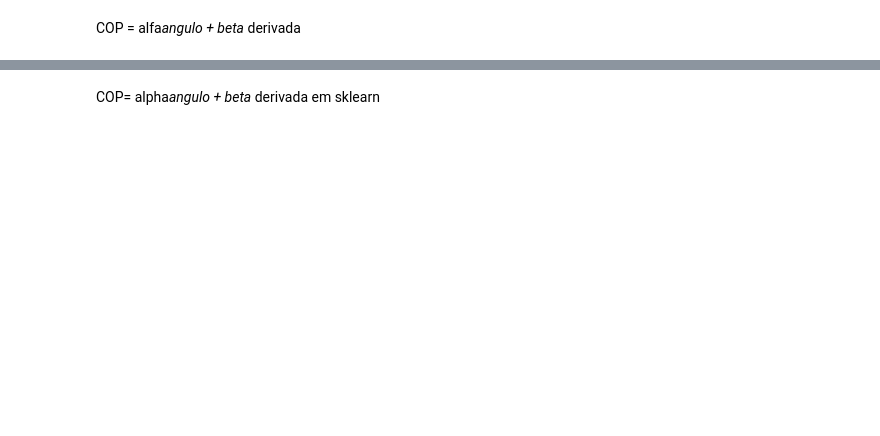
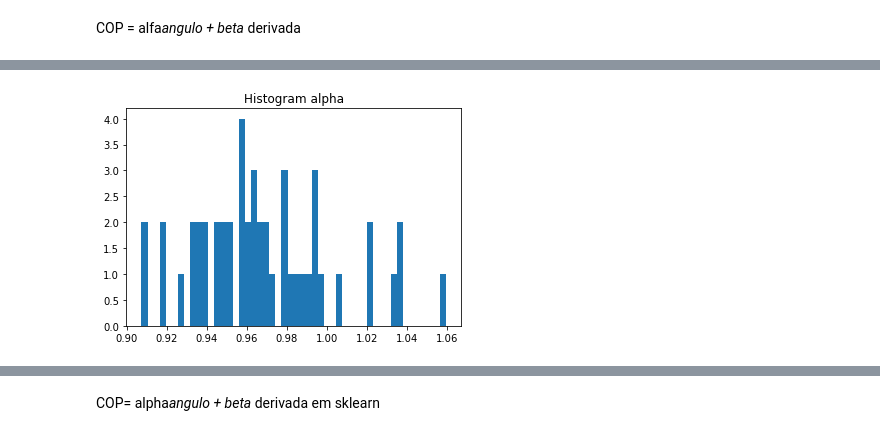
Before and after one commit to FernandaVanzini/COPandCOGestimar, a Jupyter notebook: New Equation.ipynb, the cells around one changed output, grey strips where cells are left out. Cells and saved outputs as stored; diff of their text form; code cells hidden in the pictures; blank space fills up the shorter version.

Commit message:
Histogram of New equation

```diff
--- a/New Equation.ipynb
+++ b/New Equation.ipynb
@@ -489,0 +180,90 @@ Notes:
+# %%
+from sklearn.linear_model import LinearRegression
+fs = 100 # Hz
+COPX = np.zeros((49, 60*fs-30))
+COPZ = np.zeros((49, 60*fs-30))
+
+COPXreal = np.zeros((49, 60*fs-30))
+COPZreal = np.zeros((49, 60*fs-30))
+
+d1x = np.zeros((49, 60*fs-30))
+d2x = np.zeros((49, 60*fs-30))
+
+d1z = np.zeros((49, 60*fs-30))
+d2z = np.zeros((49, 60*fs-30))
+
+matrizangx = np.zeros((49, 60*fs-30))
+matrizangz = np.zeros((49, 60*fs-30))
+
+alpha = []
+beta=[]
+
+for s in range (1,50):
+    a = PDSinfo[PDSinfo['Subject']==s].index.tolist()[2]
+
+    fname_grf = os.path.join(path2, PDSinfo.Trial[a] + 'grf' + '.txt')
+    fname_mkr = os.path.join(path2, PDSinfo.Trial[a] + 'mkr' + '.txt')
+    grf = pd.read_csv(fname_grf, delimiter='\t', header=0, engine='c')
+    mkr = pd.read_csv(fname_mkr, delimiter='\t', header=0, engine='c')
+    COGX=mkr['COG_X']
+    COGY=mkr['COG_Y']
+    COGZ=mkr['COG_Z']
+    mass=PDSinfo['Mass']
+    d = np.sqrt(COGX**2+COGY**2+COGZ**2)
+    angulox = np.arcsin(COGX/d)
+    anguloz= np.arcsin(COGZ/d)
+    sinx=np.sin(angulox)
+    sinz=np.sin(anguloz)
+    cosx=np.cos(angulox)
+    cosz=np.cos(anguloz)
+    tanx=np.tan(angulox)
+    tanz=np.tan(anguloz)
+    matrizangx[s-1,:] = angulox.values[30:]
+    matrizangz[s-1,:] = anguloz.values[30:]
+
+
+    Jb=(4/3)*(mass.values[s])*((d[30:])**2)
+    t=grf['Time']
+    dt=t[1]-t[0]
+
+    d1x[s-1,:]=np.gradient(matrizangx[s-1,:],dt)
+    d1z[s-1,:]=np.gradient(matrizangz[s-1,:],dt)
+
+    d2x[s-1,:]=np.gradient(d1x[s-1,:],dt)
+    d2z[s-1,:]=np.gradient(d1z[s-1,:],dt)
+
+    COPX[s-1,:] = d.values[30:]*sinx.values[30:] + Jb/(mass.values[s]*9.8)*(sinx.values[30:]*d1x[s-1,:]**2-cosx.values[30:]*d2x[s-1,:])
+    COPZ[s-1,:] = d.values[30:]*sinz.values[30:] + Jb/(mass.values[s]*9.8)*(sinz.values[30:]*d1z[s-1,:]**2-cosz.values[30:]*d2z[s-1,:])
+
+
+    COPXreal[s-1,:]=grf['COPNET_X'].values[30:]
+    COPZreal[s-1,:]=grf['COPNET_Z'].values[30:]
+
+    x= np.vstack((COPX[[s-1],:],d2x[[s-1],:]))
+    y= COPXreal[s-1,:]
+
+    model=LinearRegression(fit_intercept=False)
+    model.fit(x.T,y)
+    alpha.append(model.coef_[0])
+    beta.append(model.coef_[1])
+
+#Histograma só alfa
+plt.figure()
+hist = plt.hist(alpha, bins=50)
+plt.title('Histogram alpha')
+plt.show()
+
+#Histograma só beta
+plt.figure()
+hist2=plt.hist(beta, bins=50)
+plt.title('Histogram beta')
+plt.show()
+#Histograma dos dois
+plt.figure()
+hist = plt.hist(alpha, bins=50, color='purple',label='Alpha')
+hist2=plt.hist(beta, bins=50, color='yellow',label='Beta')
+plt.legend()
+plt.title('Histogram')
+plt.show()
+# %% [output]
+[figure, added]
```
Also changed, not shown: parts of 14 cells of this notebook, 5 other files.
